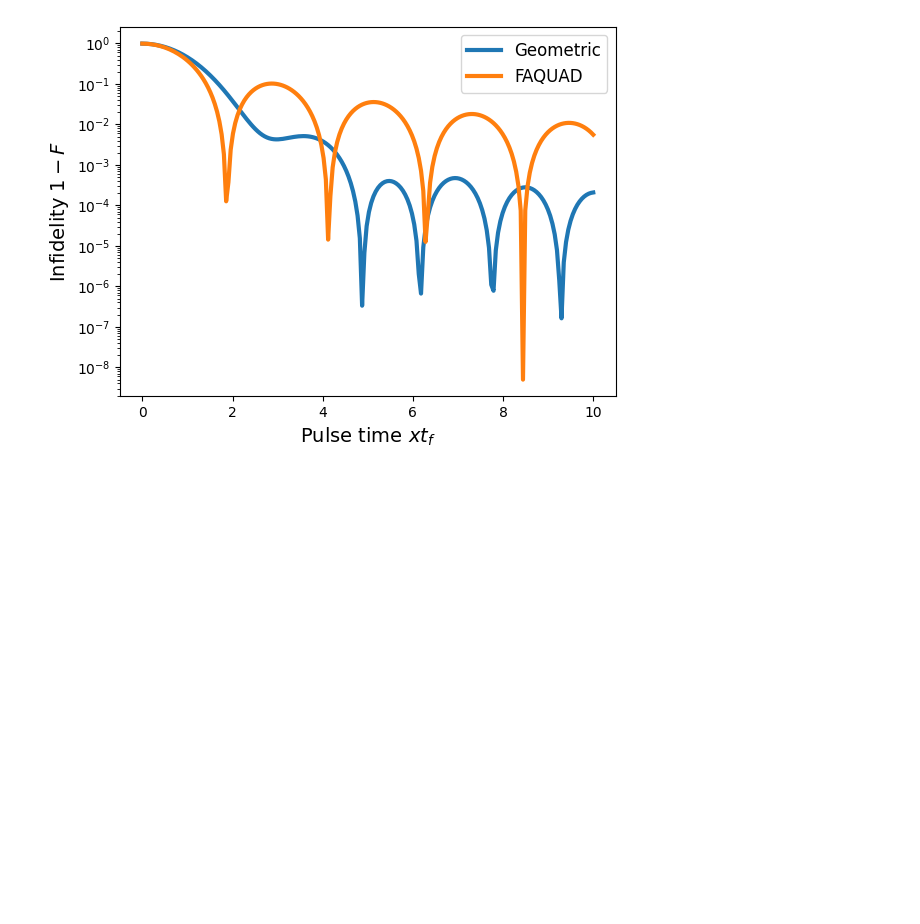
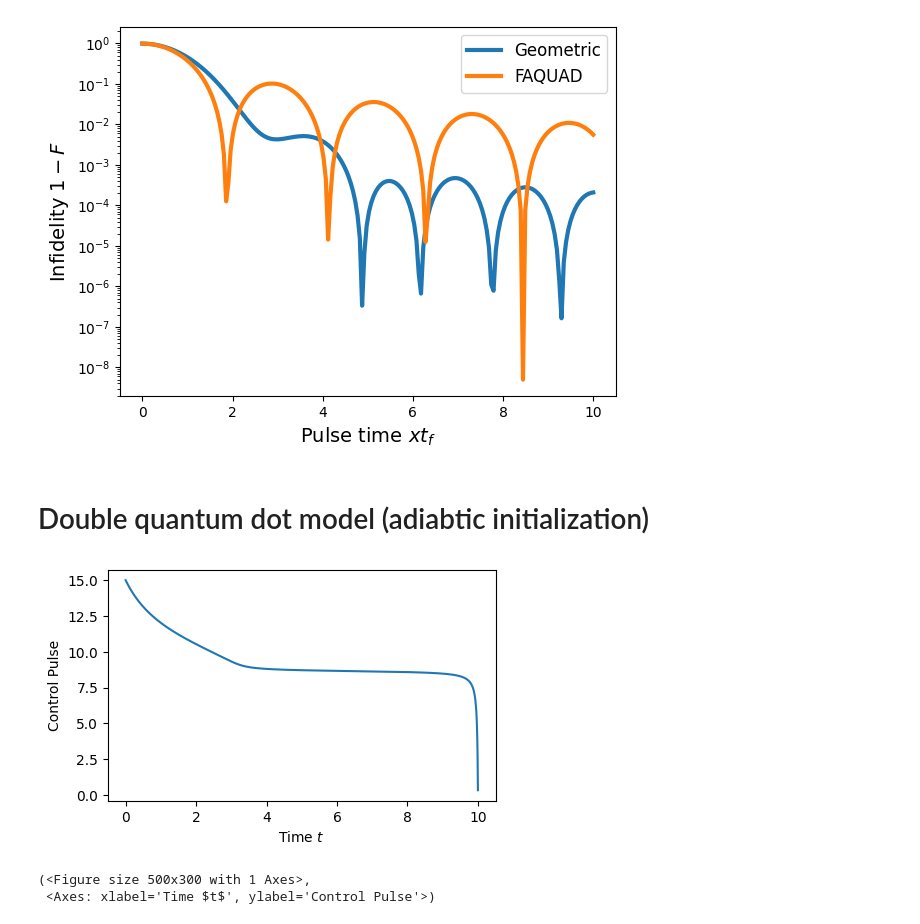
Before and after one commit to cventurameinersen/geodesiq-control, a Jupyter notebook: dev/DynamicsTrial.ipynb, the cells around one changed output. Cells and saved outputs as stored; diff of their text form; code cells hidden in the pictures; blank space fills up the shorter version.

Commit message:
Added DQD model...

```diff
--- a/dev/DynamicsTrial.ipynb
+++ b/dev/DynamicsTrial.ipynb
@@ -93,3 +93,38 @@ plt.legend(fontsize=12)
 plt.show()
 # %% [output]
 [figure]
+# %% [markdown]
+# Double quantum dot model (adiabtic initialization)
+# %%
+def dqd_hamiltonian(eps, U, tc, Ez, dEz, dEx):
+    ham = np.array([
+        [U-eps, 0, -tc, tc, 0],
+        [0, Ez, dEx, -dEx, 0],
+        [-tc, dEx, dEz, 0, dEx],
+        [tc, -dEx, 0, -dEz, -dEx],
+        [0, 0, dEx, -dEx, -Ez]
+    ])
+    return ham
+
+
+dqd_hamiltonian = Hamiltonian(dqd_hamiltonian)
+
+# ----- Set system and control parameters -----
+alpha = 2
+beta = 2
+U, tc, Ez, dEz, dEx = 10, 1, .9, .1, .01
+eps0 = 15
+epsf = 0
+
+dqd_hamiltonian.set_parameters(U=U, tc=tc, Ez=Ez, dEz=dEz, dEx=dEx)
+dqd_hamiltonian.set_control(control_name='eps', pulse_initial=eps0, pulse_final=epsf,
+                        initial_state=0, alpha=alpha, beta=beta)
+
+# ----- Solve for optimal pulse -----
+dqd_hamiltonian.solve_problem(pulse_accuracy=int(1000))
+# %%
+dqd_hamiltonian.synthesize_pulse(duration=10, method='plot')
+# %% [output]
+[figure, added]
+(<Figure size 500x300 with 1 Axes>,
+ <Axes: xlabel='Time $t$', ylabel='Control Pulse'>)
```
Also changed, not shown: parts of 5 cells of this notebook.
